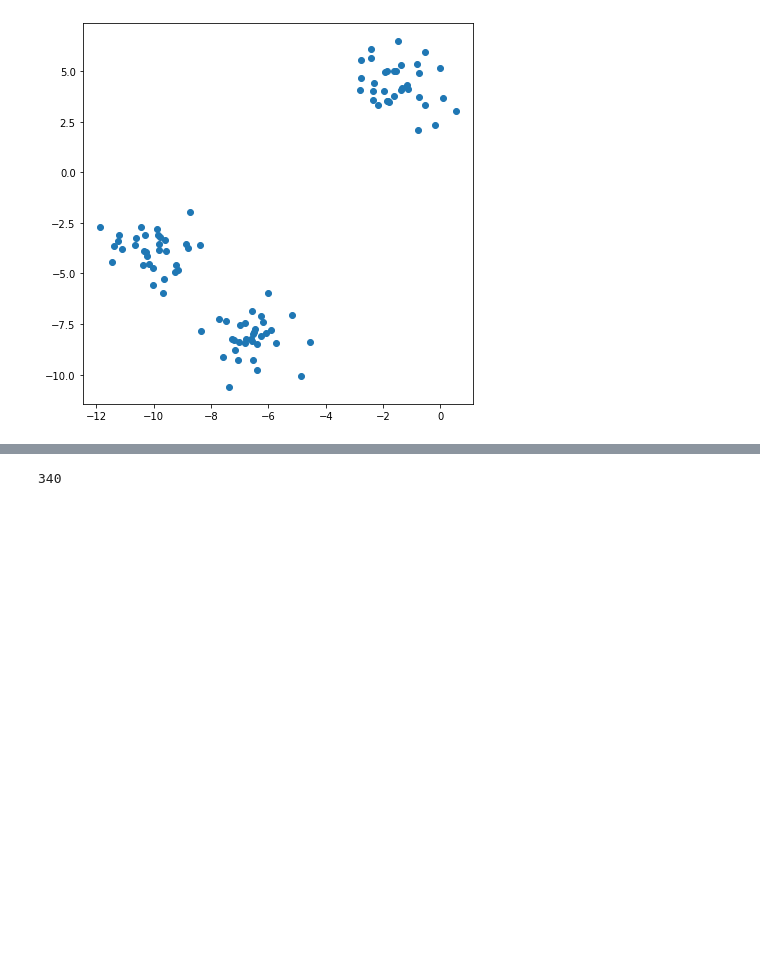
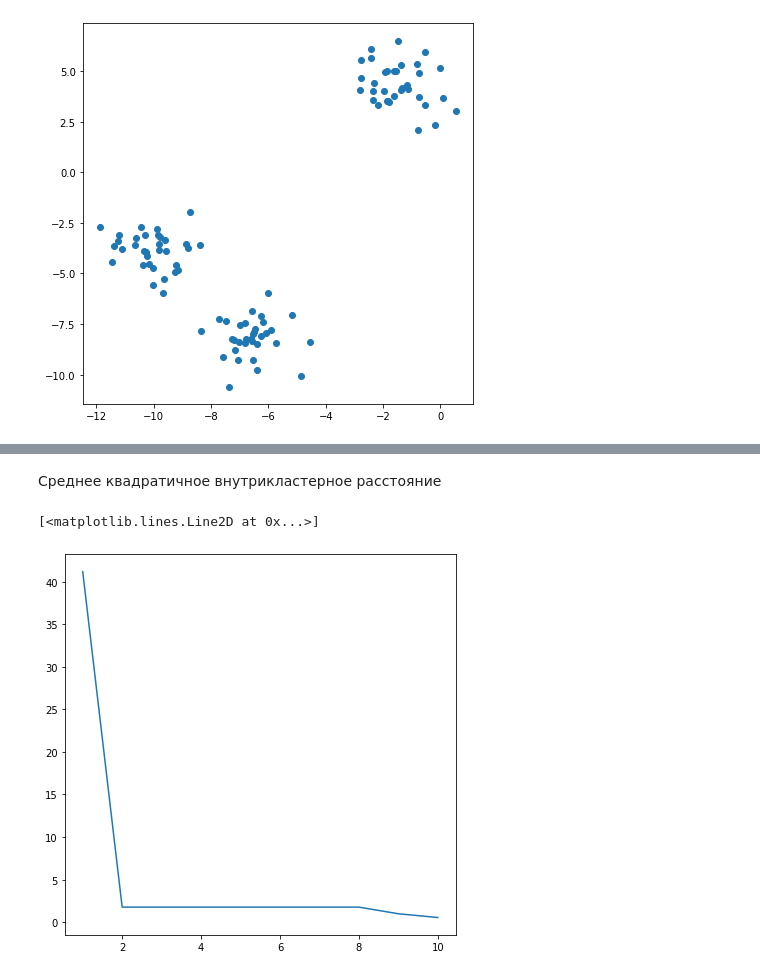
Before and after one commit to KirillKras/algs_ds, a Jupyter notebook: Lesson7.ipynb, the cells around one changed output, grey strips where cells are left out. Cells and saved outputs as stored; diff of their text form; code cells hidden in the pictures; blank space fills up the shorter version.

```diff
--- a/Lesson7.ipynb
+++ b/Lesson7.ipynb
@@ -167,6 +168,3 @@ max_iterations = 10
 
 # и минимальное расстояние между центроидами до пересчета и после него, при котором нужно остановить алгоритм
 min_distance = 1e-4
-
-# сразу определим известное нам количество кластеров
-k = 3
@@ -173,4 +173,17 @@ k = 3
+# %%
+def dist_in_cluster(centroids, clusters):
+    dists = []
+    for k in clusters:
+        centroid = centroids[k]
+        dists_k = []
+        for x in clusters[k]:
+            dists_k.append(e_metrics(x, centroid) ** 2)
+        dists.append(np.mean(dists_k))
+
+
+        return sum(dists)
 # %%
-centroids, clusters = kmeans(X, k, max_iterations, min_distance)
-
-visualize(centroids, clusters)
+result_in = []
+for k in range(1, 11):
+    centroids, clusters = kmeans(X, k, max_iterations, min_distance)
+    result_in.append(dist_in_cluster(centroids, clusters))
@@ -193,4 +190,8 @@ SyntaxError: unexpected EOF while parsing (<ipython-input-46-293180a155b8>, line
-# %%
-len(clusters[0])
-# %% [output]
-340
+# %% [markdown]
+Среднее квадратичное внутрикластерное расстояние
+# %%
+plt.figure(figsize=(7, 7))
+plt.plot(range(1, 11), np.array(result_in))
+# %% [output]
+[<matplotlib.lines.Line2D at 0x...>]
+[figure, added]
```
Also changed, not shown: parts of 5 cells of this notebook.
